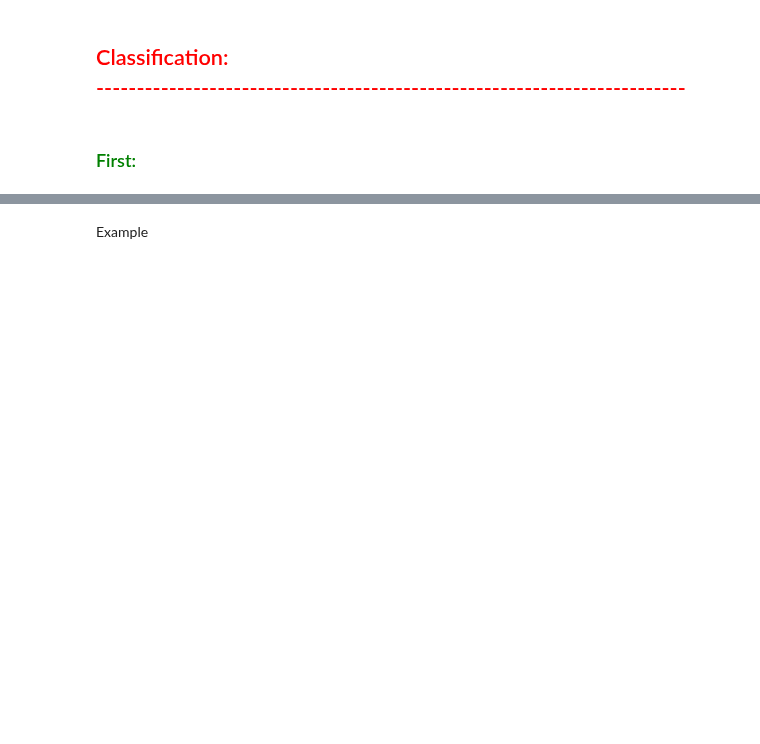
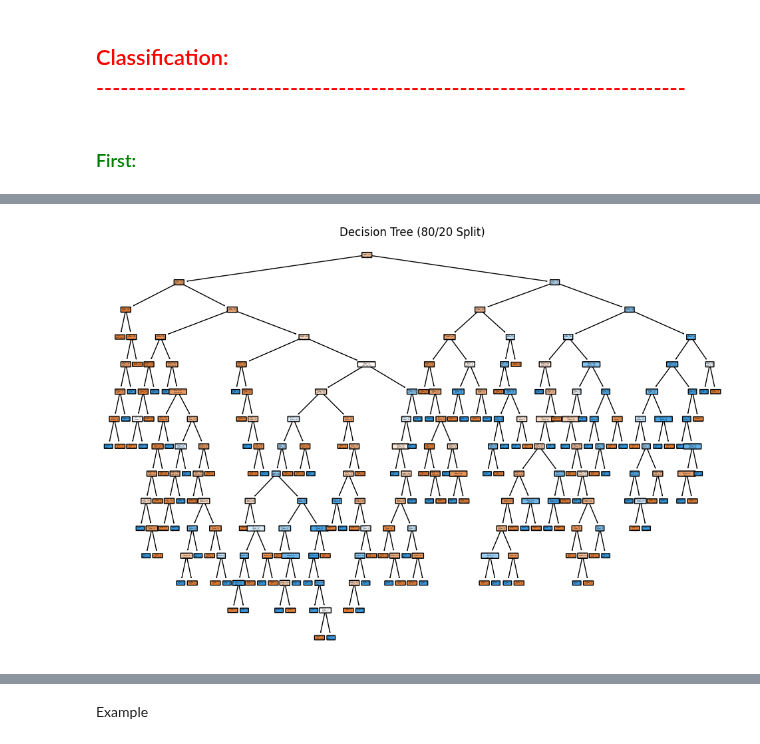
Before and after one commit to WS888-CODER/IT326-PROJECT, a Jupyter notebook: Reports Folder/Phase3.ipynb, the cells around one changed output, grey strips where cells are left out. Saved outputs shown, nothing was run; the diff lists cells and outputs as text; code cells hidden in the pictures; blank space fills up the shorter version.

```diff
--- a/Reports Folder/Phase3.ipynb
+++ b/Reports Folder/Phase3.ipynb
@@ -40,0 +143,8 @@ print(df.head())
+# %%
+# Visualize the Decision Tree
+plt.figure(figsize=(12, 8))
+plot_tree(model_80, filled=True, feature_names=X.columns, class_names=['No Diabetes', 'Diabetes'], rounded=True)
+plt.title('Decision Tree (80/20 Split)')
+plt.show()
+# %% [output]
+[figure, added]
```
Also changed, not shown: parts of 13 cells of this notebook.
